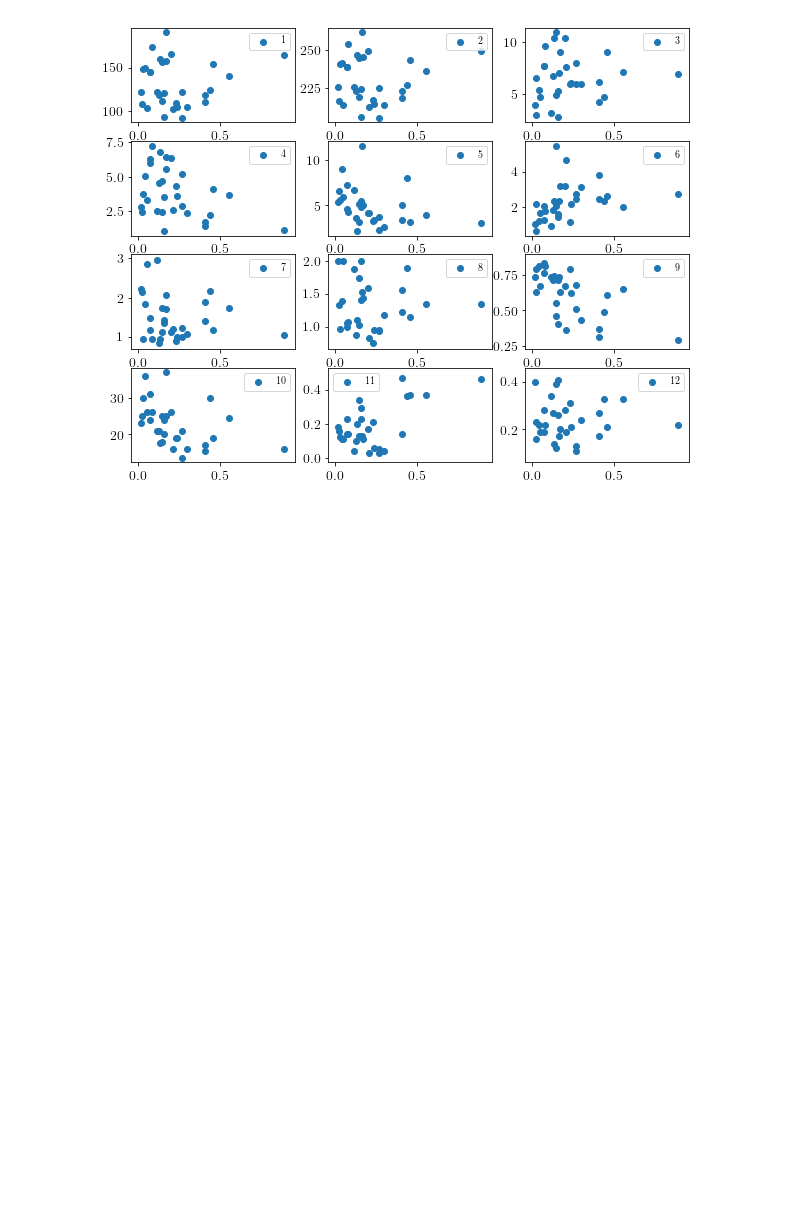
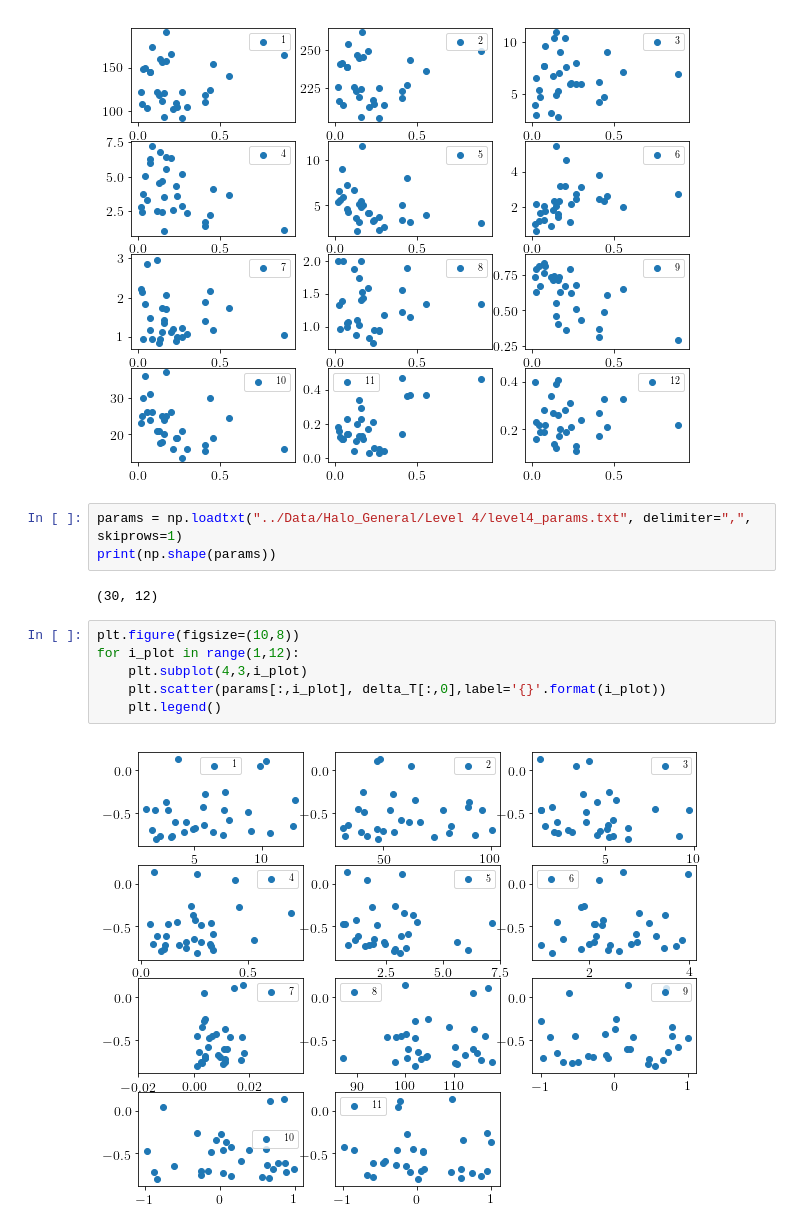
Before and after one commit to jdprada1760/Paper_Halo_shapes, a Jupyter notebook: Code/Triaxial_Plane.ipynb, the cells around one changed output. Saved outputs shown, nothing was run; the diff lists cells and outputs as text; blank space fills up the shorter version.

```diff
--- a/Code/Triaxial_Plane.ipynb
+++ b/Code/Triaxial_Plane.ipynb
@@ -305,3 +331,16 @@ for i_plot in range(1,13):
     plt.legend()
 # %% [output]
 [figure]
+# %%
+params = np.loadtxt("../Data/Halo_General/Level 4/level4_params.txt", delimiter=",", skiprows=1)
+print(np.shape(params))
+# %% [output]
+(30, 12)
+# %%
+plt.figure(figsize=(10,8))
+for i_plot in range(1,12):
+    plt.subplot(4,3,i_plot)
+    plt.scatter(params[:,i_plot], delta_T[:,0],label='{}'.format(i_plot))
+    plt.legend()
+# %% [output]
+[figure, added]
```
Also changed, not shown: parts of 3 cells of this notebook, 3 other files.
